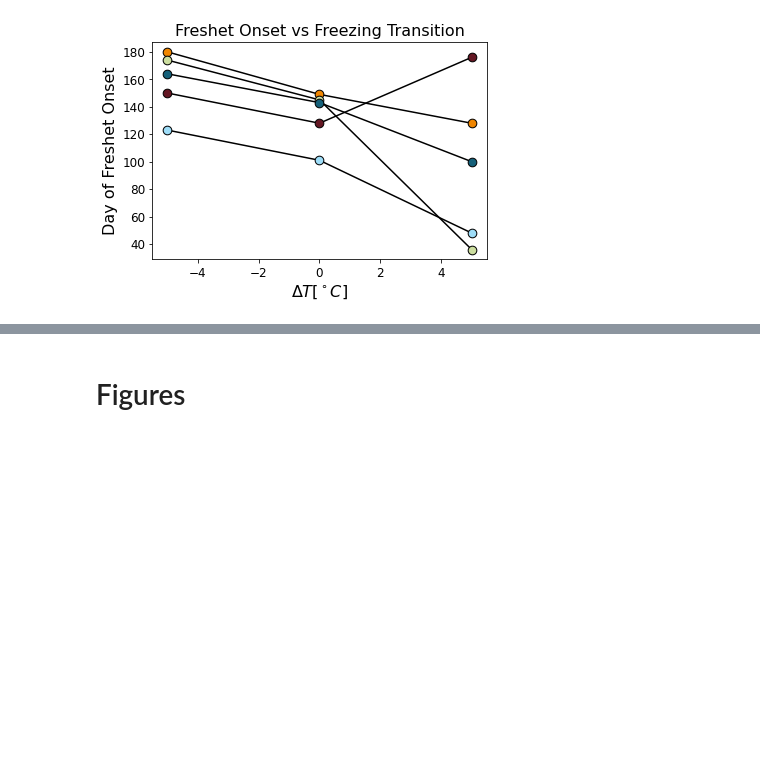
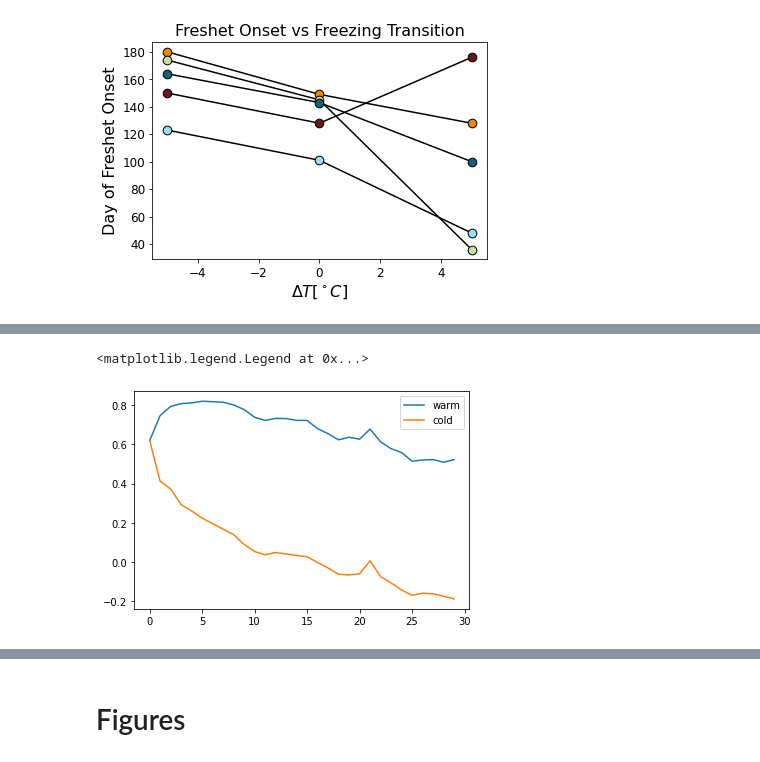
Before and after one commit to andersonsam/cnn_lstm_era, a Jupyter notebook: mini.ipynb, the cells around one changed output, grey strips where cells are left out. Saved outputs shown, nothing was run; the diff lists cells and outputs as text; code cells hidden in the pictures; blank space fills up the shorter version.

```diff
--- a/mini.ipynb
+++ b/mini.ipynb
@@ -1645,0 +1875,10 @@ if saveEPS:
+# %%
+fig, ax = plt.subplots()
+
+cluster = 0
+ax.plot(y_summer_warmcold_clusters_fine[cluster,0,:], label = 'warm')
+ax.plot(y_summer_warmcold_clusters_fine[cluster,-1,:], label = 'cold')
+ax.legend()
+# %% [output]
+<matplotlib.legend.Legend at 0x...>
+[figure, added]
```
Also changed, not shown: parts of 27 cells of this notebook.
